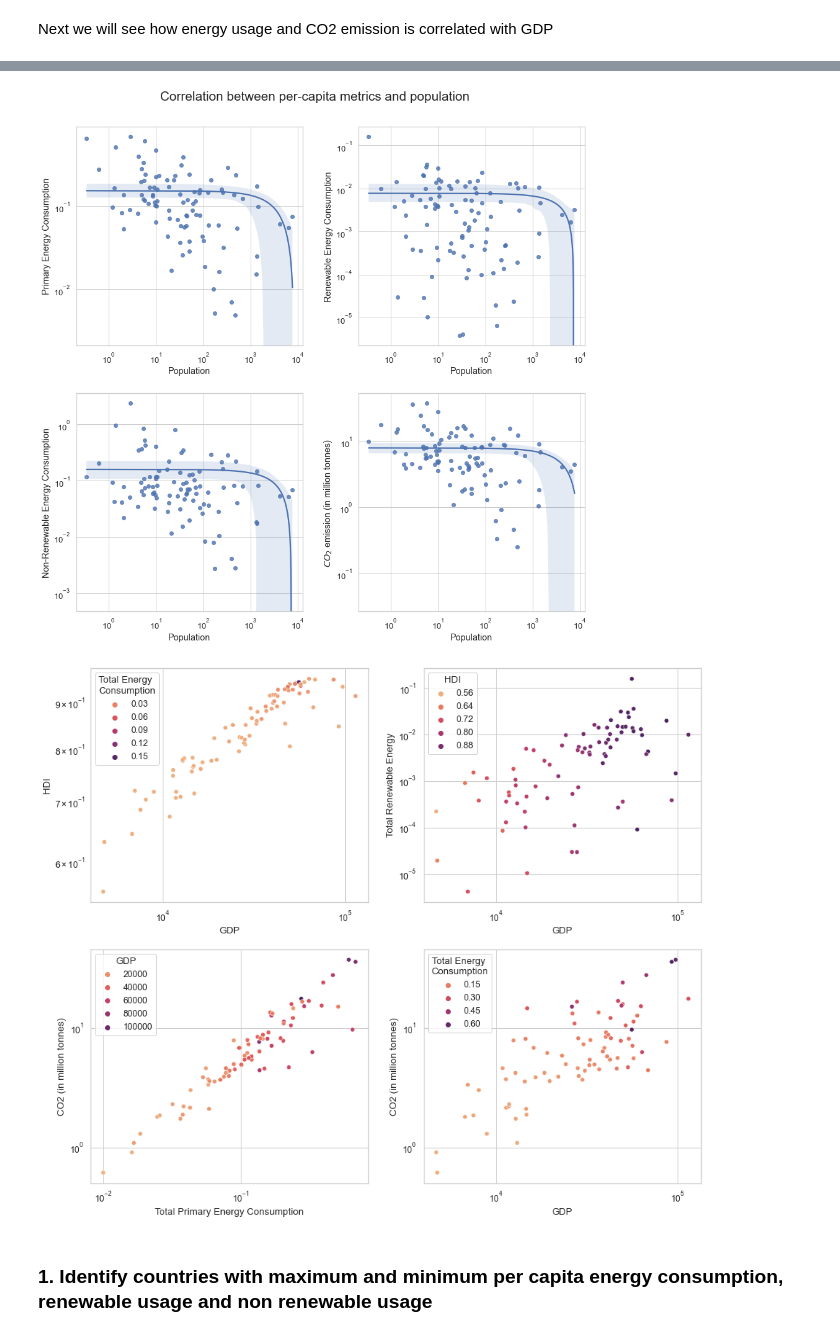
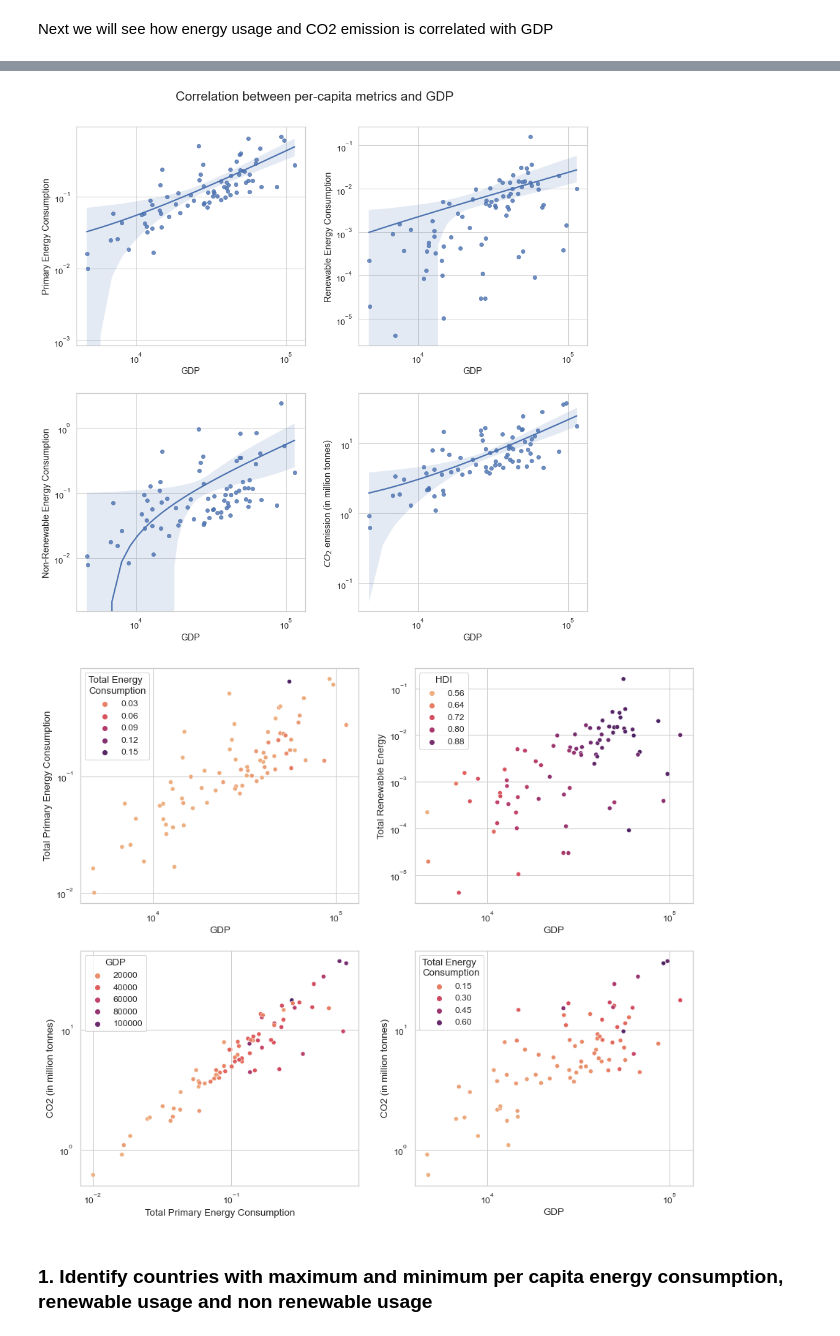
Before and after one commit to PranavaSinghal/DS203-Project, a Jupyter notebook: DS203_project.ipynb, the cells around one changed output, grey strips where cells are left out. Saved outputs shown, nothing was run; the diff lists cells and outputs as text; code cells hidden in the pictures.

```diff
--- a/DS203_project.ipynb
+++ b/DS203_project.ipynb
@@ -1154,0 +1221,29 @@ Next we will see how energy usage and CO2 emission is correlated with GDP
+# %%
+sns.set(rc={'figure.figsize':(13, 13)}, font_scale = 1.2, style = "whitegrid")
+df_year = df_final[df_final['Year']==2019]
+df_year.reset_index()
+df_year = df_year[~df_year['Country'].str.contains(pat = "Total")]
+
+plt.suptitle('Correlation between total metrics and HDI',fontsize = 'x-large')
+plt.subplot(2,2,1)
+sns.regplot(x=df_year['HDI'], y=df_year['Total Primary Energy Consumption'])
+plt.xscale("log")
+plt.ylabel('Primary Energy Consumption')
+plt.yscale("log")
+plt.subplot(2, 2, 2)
+sns.regplot(x=df_year['HDI'], y=df_year['Total Renewable Energy'])
+plt.xscale("log")
+plt.ylabel('Renewable Energy Consumption')
+plt.yscale("log")
+plt.subplot(2, 2, 3)
+sns.regplot(x=df_year['HDI'], y=df_year['Total Non-Renewable Energy'])
+plt.xscale("log")
+plt.ylabel('Non-Renewable Energy Consumption')
+plt.yscale("log")
+plt.subplot(2, 2, 4)
+sns.regplot(x=df_year['HDI'], y=df_year['CO2 (in million tonnes)'])
+plt.xscale("log")
+plt.ylabel(r'$CO_2$ emission (in million tonnes)')
+plt.yscale("log")
+plt.tight_layout(pad=2)
+plt.show()
@@ -1155,30 +1252,31 @@ Next we will see how energy usage and CO2 emission is correlated with GDP
 # %%
 sns.set(rc={'figure.figsize':(13, 13)}, font_scale = 1.2, style = "whitegrid")
 df_year = df_per_capita[df_per_capita['Year']==2019]
 df_year.reset_index()
+df_year = df_year[~df_year['Country'].str.contains(pat = "Total")]
 
-plt.suptitle('Correlation between per-capita metrics and population',fontsize = 'x-large')
+plt.suptitle('Correlation between per-capita metrics and GDP',fontsize = 'x-large')
 plt.subplot(2,2,1)
-sns.regplot(x=df_year['Population'], y=df_year['Total Primary Energy Consumption'])
+sns.regplot(x=df_year['GDP'], y=df_year['Total Primary Energy Consumption'])
 plt.xscale("log")
 plt.ylabel('Primary Energy Consumption')
 plt.yscale("log")
 plt.subplot(2, 2, 2)
-sns.regplot(x=df_year['Population'], y=df_year['Total Renewable Energy'])
+sns.regplot(x=df_year['GDP'], y=df_year['Total Renewable Energy'])
 plt.xscale("log")
 plt.ylabel('Renewable Energy Consumption')
 plt.yscale("log")
 plt.subplot(2, 2, 3)
-sns.regplot(x=df_year['Population'], y=df_year['Total Non-Renewable Energy'])
+sns.regplot(x=df_year['GDP'], y=df_year['Total Non-Renewable Energy'])
 plt.xscale("log")
 plt.ylabel('Non-Renewable Energy Consumption')
 plt.yscale("log")
 plt.subplot(2, 2, 4)
-sns.regplot(x=df_year['Population'], y=df_year['CO2 (in million tonnes)'])
+sns.regplot(x=df_year['GDP'], y=df_year['CO2 (in million tonnes)'])
 plt.xscale("log")
 plt.ylabel(r'$CO_2$ emission (in million tonnes)')
 plt.yscale("log")
 plt.tight_layout(pad=2)
 plt.show()
 # %% [output]
-[figure, old version]
+[figure, new version]
@@ -1186,8 +1313,10 @@ plt.show()
 sns.set(rc={'figure.figsize':(15, 13)}, font_scale = 1.1, style = "whitegrid")
 df_year = df_per_capita[df_per_capita['Year']==2019]
 df_year.reset_index()
+df_year = df_year[~df_year['Country'].str.contains(pat = "Total")]
+
 plt.subplot(2,2,1)
-sns.scatterplot(x=df_year['GDP'], y=df_year['HDI'], hue = df_year["Total Renewable Energy"], palette = 'flare')
+sns.scatterplot(x=df_year['GDP'], y=df_year['Total Primary Energy Consumption'], hue = df_year["Total Renewable Energy"], palette = 'flare')
 plt.legend(title = "Total Energy" + "\n" + "Consumption")
 plt.xscale("log")
 plt.yscale("log")
@@ -1208,7 +1337,7 @@ plt.xscale("log")
 plt.yscale("log")
 plt.show()
 # %% [output]
-[figure, old version]
+[figure, new version]
 # %% [markdown]
 ### 1. Identify countries with maximum and minimum per capita energy consumption, renewable usage and non renewable usage
 # %% [markdown]
```
Also changed, not shown: parts of 14 cells of this notebook, 1 other file.
